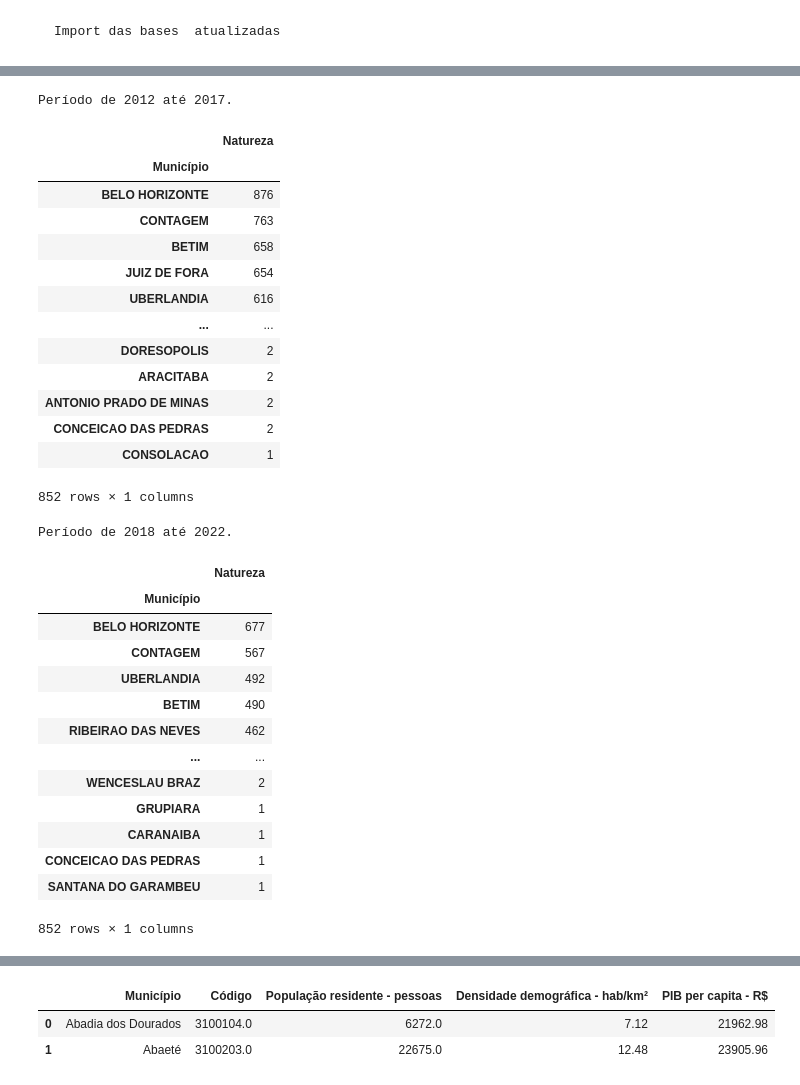
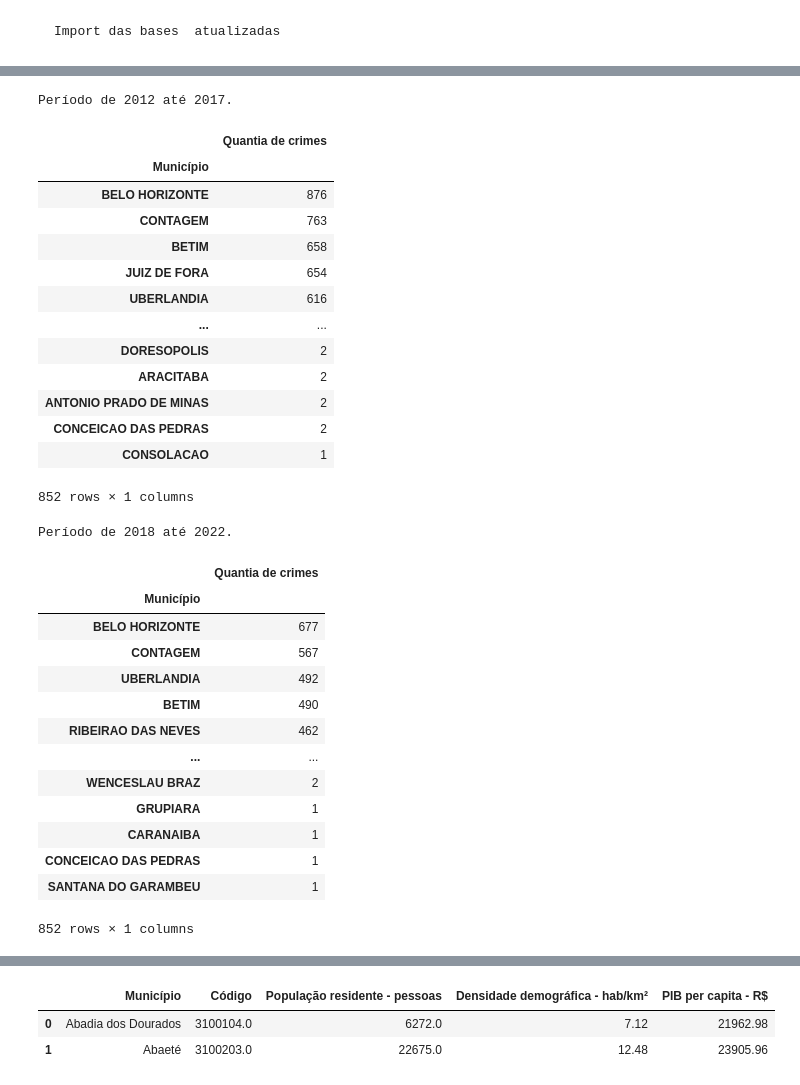
Before and after one commit to olzmooraes/PAC, a Jupyter notebook: pac-4.ipynb, the cells around one changed output, grey strips where cells are left out. Saved outputs shown, nothing was run; the diff lists cells and outputs as text; code cells hidden in the pictures.

```diff
--- a/pac-4.ipynb
+++ b/pac-4.ipynb
@@ -43,9 +43,11 @@ display(base[:2])
 # municipio crimes finais
 
 dadosBrutos = pd.concat([crimes12a17,crimes18a23])
+
 # dadosRegistro = dadosBrutos[dadosBrutos['Registros'] > 0] & dadosBrutos[dadosBrutos['Ano'] < '2023']
 dadosRegistro = dadosBrutos[(dadosBrutos['Registros'] > 0) & (dadosBrutos['Ano'] < 2023)]
-municipioCrimes = dadosRegistro.groupby('Município')[['Natureza']].count()
-municipioCrimesFinal = municipioCrimes.sort_values('Natureza',ascending=False)
-display(municipioCrimesFinal)
+dadosRegistro = dadosRegistro.rename(columns={'Natureza': 'Quantia de crimes'})
+municipioCrimes = dadosRegistro.groupby('Município')[['Quantia de crimes']].count()
+municipioCrimesFinal = municipioCrimes.sort_values('Quantia de crimes',ascending=False)
+display(dadosBrutos)
 # %% [output]
@@ -66,18 +67,19 @@ display(municipioCrimesFinal)
 # %%
 axi = range(2012, 2019, 6)
 for i, ano in enumerate(range(2017, 2024, 5)):
     print(f'Período de {axi[i]} até {ano}.')
     dadosRegistro = dadosBrutos[(dadosBrutos['Registros'] > 0) & (dadosBrutos['Ano'] >= axi[i]) & (dadosBrutos['Ano'] <= ano)]
-    periodoCrimes = dadosRegistro.groupby('Município')[['Natureza']].count()
-    periodoCrimesFinal = periodoCrimes.sort_values('Natureza', ascending=False)
+    dadosRegistro = dadosRegistro.rename(columns={'Natureza': 'Quantia de crimes'})
+    periodoCrimes = dadosRegistro.groupby('Município')[['Quantia de crimes']].count()
+    periodoCrimesFinal = periodoCrimes.sort_values('Quantia de crimes', ascending=False)
     display(periodoCrimesFinal)
 
 
 
 # criminalidade por tempo no estado
 # %% [output]
 Período de 2012 até 2017.
-|  | Natureza |
+|  | Quantia de crimes |
 | Município |  |
 | BELO HORIZONTE | 876 |
 | CONTAGEM | 763 |
@@ -92,7 +94,7 @@ Período de 2012 até 2017.
 | CONSOLACAO | 1 |
 852 rows × 1 columns
 Período de 2018 até 2022.
-|  | Natureza |
+|  | Quantia de crimes |
 | Município |  |
 | BELO HORIZONTE | 677 |
 | CONTAGEM | 567 |
```
Also changed, not shown: parts of 5 cells of this notebook.
